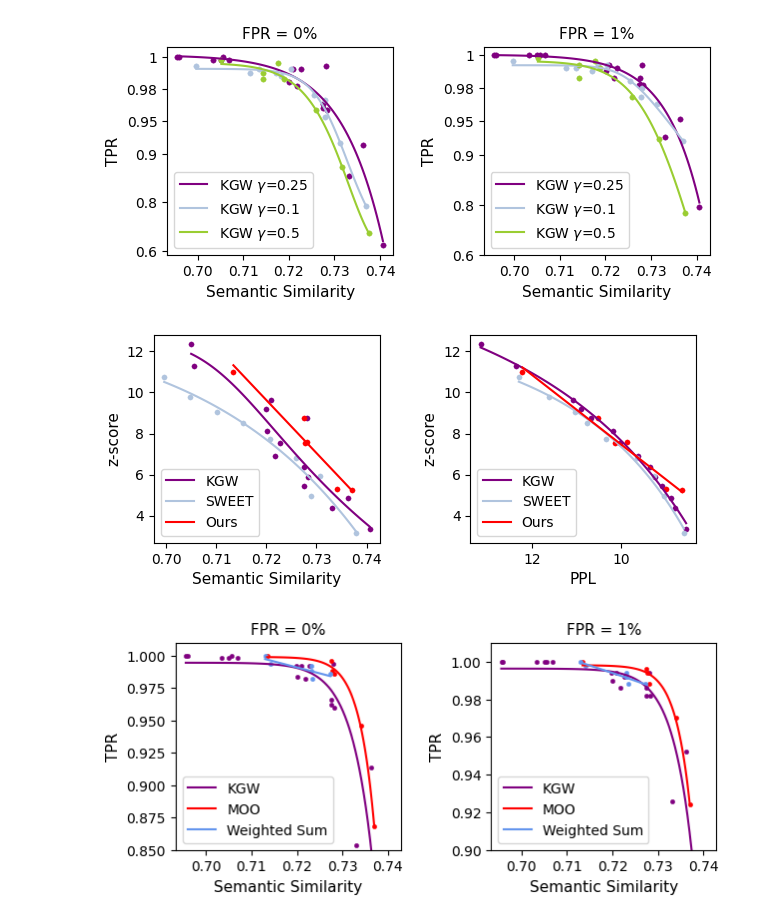
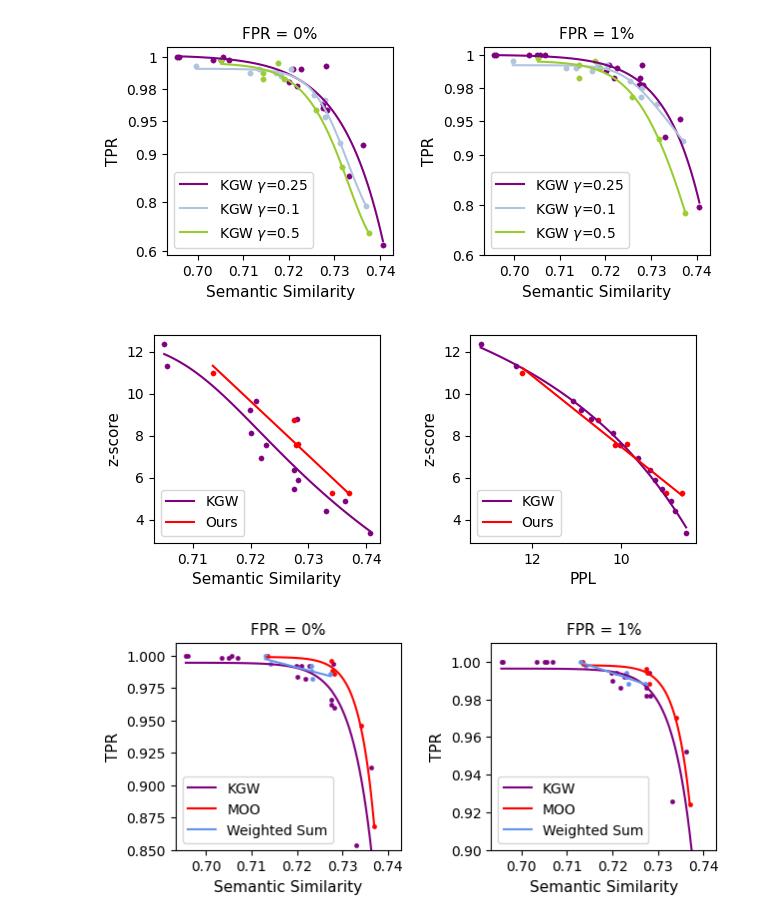
Before and after one commit to mignonjia/TS_watermark, a Jupyter notebook: result_figures.ipynb, the cells around one changed output. Drawn from its saved outputs; the diff is of its cells as text; code cells hidden in the pictures.

Commit message:
sweet

```diff
--- a/result_figures.ipynb
+++ b/result_figures.ipynb
@@ -13,27 +13,28 @@ def fivepl(x, a, b, c, d, g):
 def expfunc(x, a, b, c):
     return -a*np.exp(b*x)+1
 
-d_0 = {'sweet_0.25': [], '0.25': []}
-d_1 = {'sweet_0.25': [], '0.25': []}
-s = {'sweet_0.25': [], '0.25': []}
-p = {'sweet_0.25': [], '0.25': []}
+d_0 = {'sweet_0.25': [], '0.25': [], 'entr_0.25': []}
+d_1 = {'sweet_0.25': [], '0.25': [], 'entr_0.25': []}
+s = {'sweet_0.25': [], '0.25': [], 'entr_0.25': []}
+p = {'sweet_0.25': [], '0.25': [], 'entr_0.25': []}
 
 fig, ax = plt.subplots(1,2, figsize=(7, 2.7))
 
 setting = 'setting_2'
-gamma_list = ['0.25','sweet_0.25']
+gamma_list = ['0.25','sweet_0.25', 'entr_0.25']
 delta_list = {}
 
 ## PUT the delta here for each gamma
 delta_list['0.25'] = ['0.8','1.0','1.1','1.2', '1.3','1.4','1.5', '1.6','1.7','1.8', '1.9','2.0', '2.3','2.4', '2.5','2.7', '2.9','3.0']
+delta_list['entr_0.25'] = [val+'_new' for val in ['1.0', '1.5', '1.75','2.0','2.25','2.5','2.75','3.0','3.5']]
 delta_list['sweet_0.25'] = ['1.0', '1.5', '1.75','2.0','2.25','2.5','2.75','3.0','3.5']
 
 for gamma in gamma_list:
     cur_delta_list = delta_list[gamma]
     for delta in cur_delta_list:
         entry = json.load(open(f"eval/opt/bs_test/half/{gamma}_{delta}.json"))
-        thres_0 = entry[setting]['wm_bs']['z']['thres_0'] / 500
-        thres_1 = entry[setting]['wm_bs']['z']['thres_1'] / 500
+        thres_0 = entry[setting]['wm_bs']['z']['thres_0'] / entry[setting]['wm_bs']['z']['total']
+        thres_1 = entry[setting]['wm_bs']['z']['thres_1'] / entry[setting]['wm_bs']['z']['total']
         simcse = entry[setting]['wm_bs']['simcse']
         ppl = math.log(entry[setting]['wm_bs']['ppl'])
 
@@ -61,6 +62,8 @@ for ax_id in range(2):
 		y_fit = fivepl(x_fit, *popt)
 		if 'sweet' in gamma:
 			ax[ax_id].plot(x_fit, y_fit, color=colors[i], label="SWEET")
+		elif 'entr' in gamma:
+			ax[ax_id].plot(x_fit, y_fit, color=colors[i], label="Entropy")
 		else:
 			ax[ax_id].plot(x_fit, y_fit, color=colors[i], label="KGW")
 
@@ -293,28 +296,27 @@ def fivepl(x, a, b, c, d, g):
 def expfunc(x, a, b, c):
     return -a*np.exp(b*x)+c
 
-d_0 = {'sweet_0.25': [], '0.25': []}
-d_1 = {'sweet_0.25': [], '0.25': []}
-s = {'sweet_0.25': [], '0.25': []}
-p = {'sweet_0.25': [], '0.25': []}
-z = {'sweet_0.25': [], '0.25': []}
+d_0 = {'0.25': []}
+d_1 = {'0.25': []}
+s = {'0.25': []}
+p = {'0.25': []}
+z = {'0.25': []}
 
 fig, ax = plt.subplots(1,2, figsize=(7, 2.7))
 
 setting = 'setting_2'
-gamma_list = ['0.25','sweet_0.25']
+gamma_list = ['0.25']
 delta_list = {}
 
 ## PUT the delta here for each gamma
 delta_list['0.25'] = ['0.8','1.0','1.1','1.2', '1.3','1.4','1.5', '1.6','1.7','1.8', '1.9','2.0', '2.3', '2.5']
-delta_list['sweet_0.25'] = ['1.0', '1.5', '1.75','2.0','2.25','2.5','2.75','3.0','3.5']
 
 for gamma in gamma_list:
     cur_delta_list = delta_list[gamma]
     for delta in cur_delta_list:
         entry = json.load(open(f"eval/opt/bs_test/half/{gamma}_{delta}.json"))
-        thres_0 = entry[setting]['wm_bs']['z']['thres_0'] / 500
-        thres_1 = entry[setting]['wm_bs']['z']['thres_1'] / 500
+        thres_0 = entry[setting]['wm_bs']['z']['thres_0'] / entry[setting]['wm_bs']['z']['total']
+        thres_1 = entry[setting]['wm_bs']['z']['thres_1'] / entry[setting]['wm_bs']['z']['total']
         z_avg = entry[setting]['wm_bs']['z']['avg']
         simcse = entry[setting]['wm_bs']['simcse']
         ppl = entry[setting]['wm_bs']['ppl'] # math.log(entry[setting]['wm_bs']['ppl'])
@@ -339,10 +341,7 @@ for ax_id in range(2):
 		popt, pcov = curve_fit(fivepl, x_list[ax_id][gamma], y_list[ax_id][gamma], maxfev=20000)
 		x_fit = np.linspace(min(x_list[ax_id][gamma]), max(x_list[ax_id][gamma]), 100)
 		y_fit = fivepl(x_fit, *popt)
-		if 'sweet' in gamma:
-			ax[ax_id].plot(x_fit, y_fit, color=colors[i], label="SWEET")
-		else:
-			ax[ax_id].plot(x_fit, y_fit, color=colors[i], label="KGW")
+		ax[ax_id].plot(x_fit, y_fit, color=colors[i], label="KGW")
 
 	# ax[ax_id].grid()
 	ax[ax_id].legend(loc="lower left")
@@ -363,34 +362,34 @@ s, p = [], []
 th_list = [0,1,5,10]
 # for ax_id in range(4):
 for i in range(len(gamma_list)):
     gamma, delta, ckpt = gamma_list[i], delta_list[i], ckpt_list[i]
     wm = json.load(open(f"eval/opt/wm_test/wm_test_{gamma}_{delta}_half.json"))[ckpt][setting]['wm']
     simcse = wm['simcse']
     ppl = wm['ppl'] #math.log(wm['ppl'])
     for j in range(len(th_list)):
         d[j].append(wm['z']['thres_'+str(th_list[j])] / 500)
     z.append(wm['z']['avg'])
     s.append(simcse)
     p.append(ppl)
 
 x_list = [s, p]
 y_list = [z, z]
 for ax_id in range(2):
 	ax[ax_id].scatter(x_list[ax_id], y_list[ax_id], color=colors[-1], s=15, linewidths=0.15)
 
 	popt, pcov = curve_fit(expfunc, x_list[ax_id], y_list[ax_id], maxfev=20000)
 	x_fit = np.linspace(min(x_list[ax_id]), max(x_list[ax_id]), 100)
 	y_fit = expfunc(x_fit, *popt)
 	ax[ax_id].plot(x_fit, y_fit, color=colors[-1], label="Ours")
 	ax[ax_id].legend(loc="lower left")
 
 ax[1].invert_xaxis()
 
 plt.subplots_adjust(wspace=0.4)
 plt.subplots_adjust(hspace=0.4)
 # plt.savefig("z-score.pdf", bbox_inches='tight')
 # %% [output]
-[figure, old version]
+[figure, new version]
 # %%
 ############ Figure 9 ############
 
```
Also changed, not shown: parts of 1 cell of this notebook, 21 other files.
